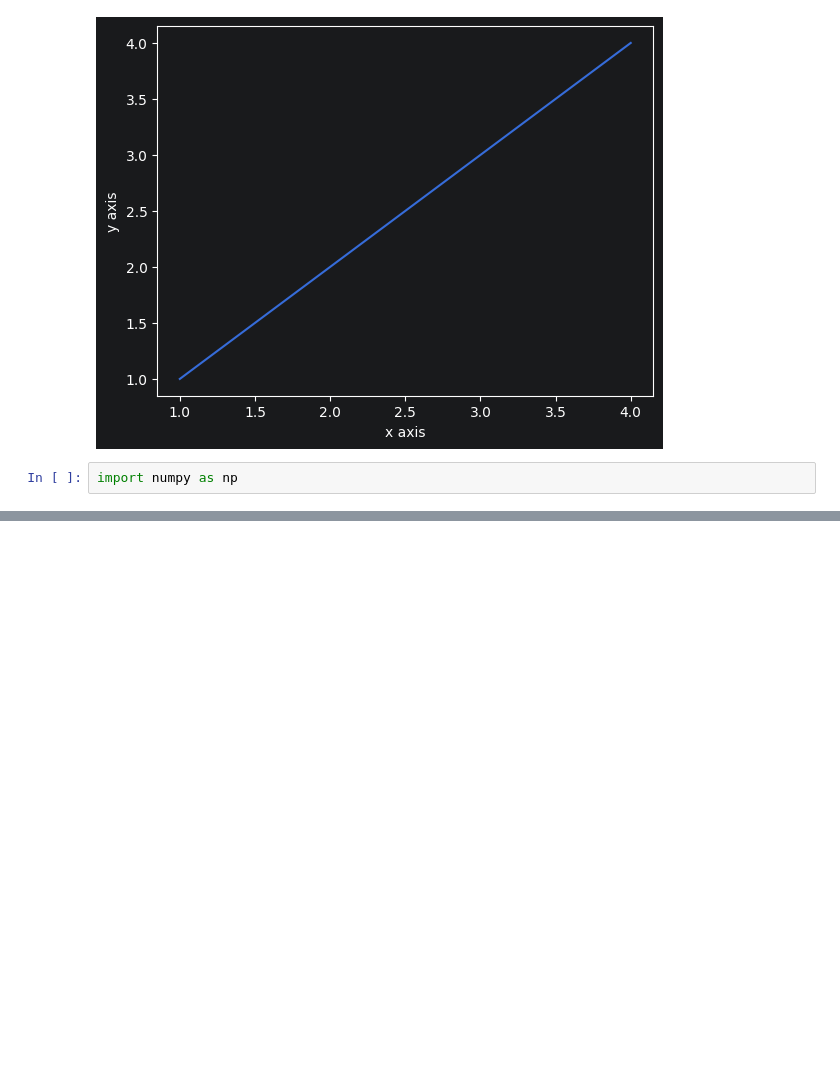
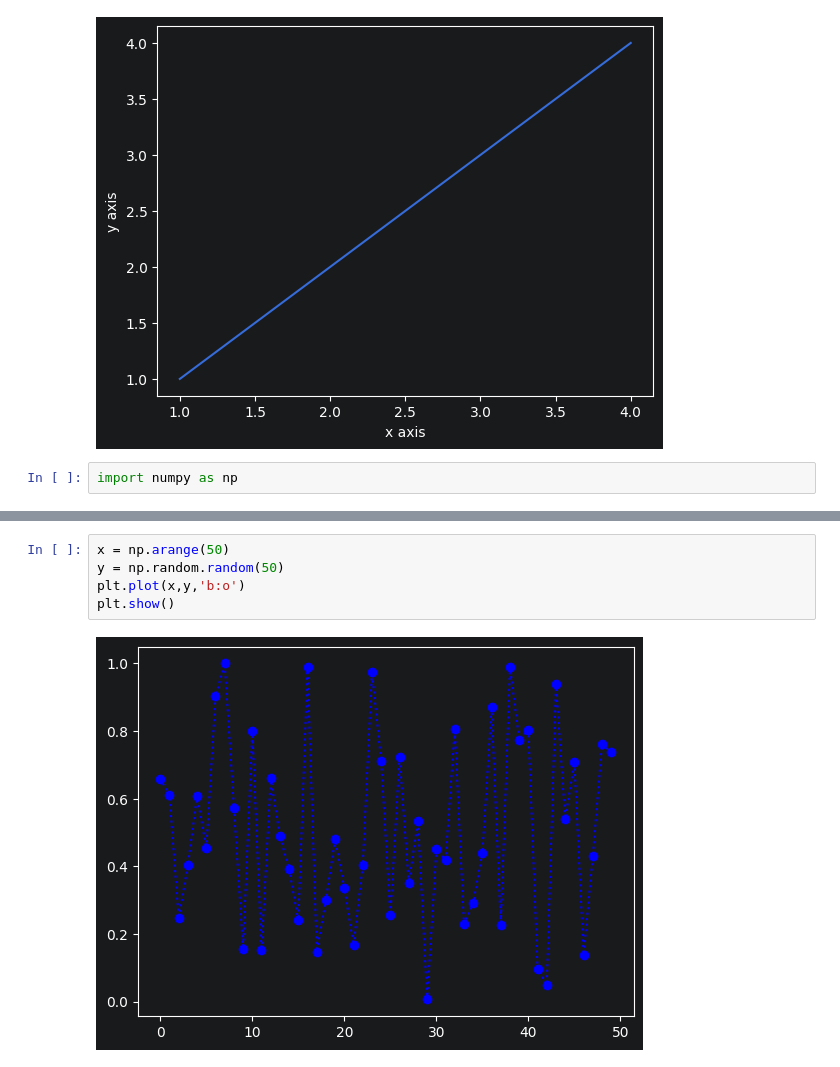
Before and after one commit to Gwiin/study, a Jupyter notebook: ML/matplot/ex_01.ipynb, the cells around one changed output, grey strips where cells are left out. Cells and saved outputs as stored; diff of their text form; blank space fills up the shorter version.

```diff
--- a/ML/matplot/ex_01.ipynb
+++ b/ML/matplot/ex_01.ipynb
@@ -19,0 +36,7 @@ plt.show()
+# %%
+x = np.arange(50)
+y = np.random.random(50)
+plt.plot(x,y,'b:o')
+plt.show()
+# %% [output]
+[figure, added]
```
Also changed, not shown: parts of 11 cells of this notebook, 15 other files.
